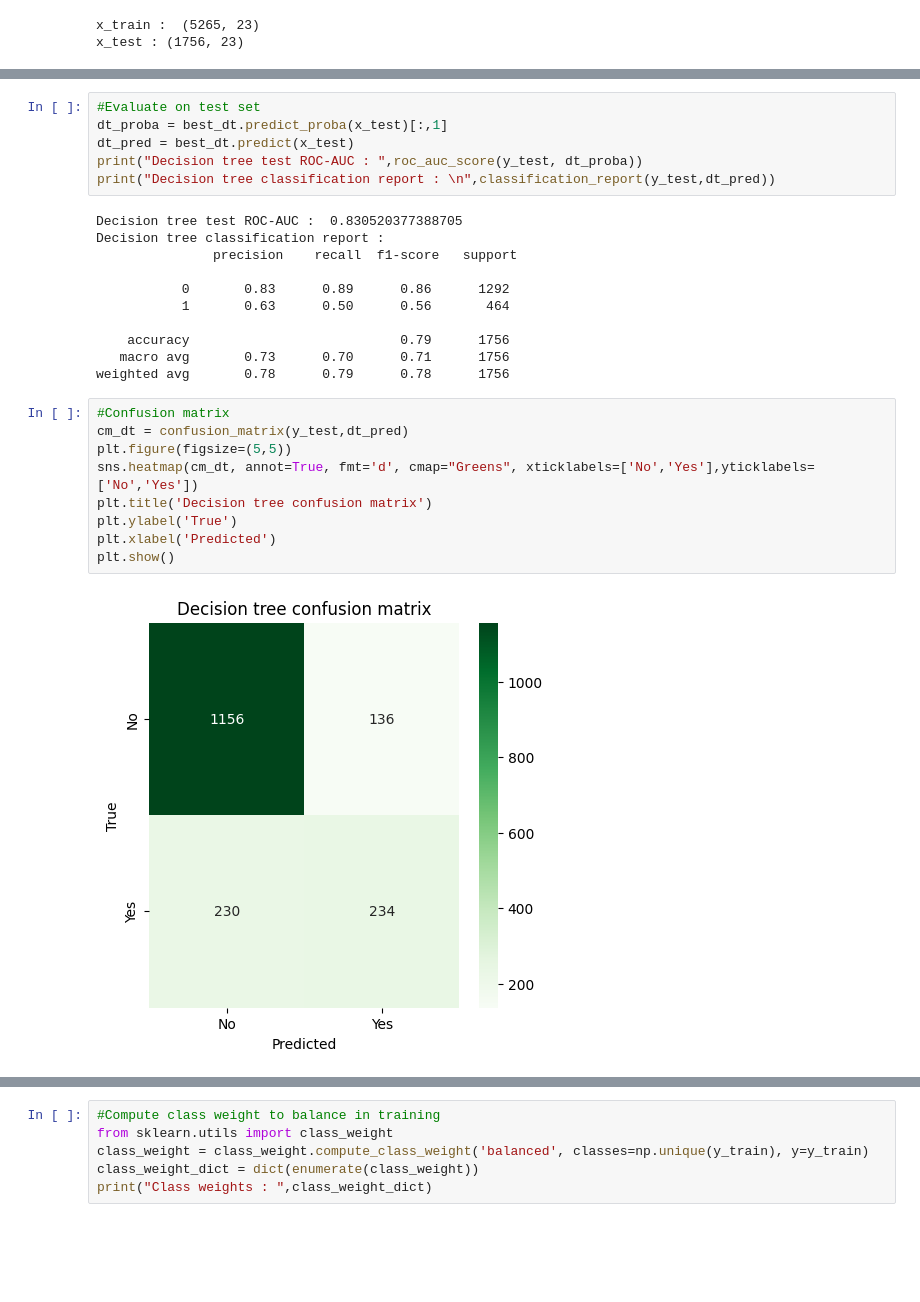
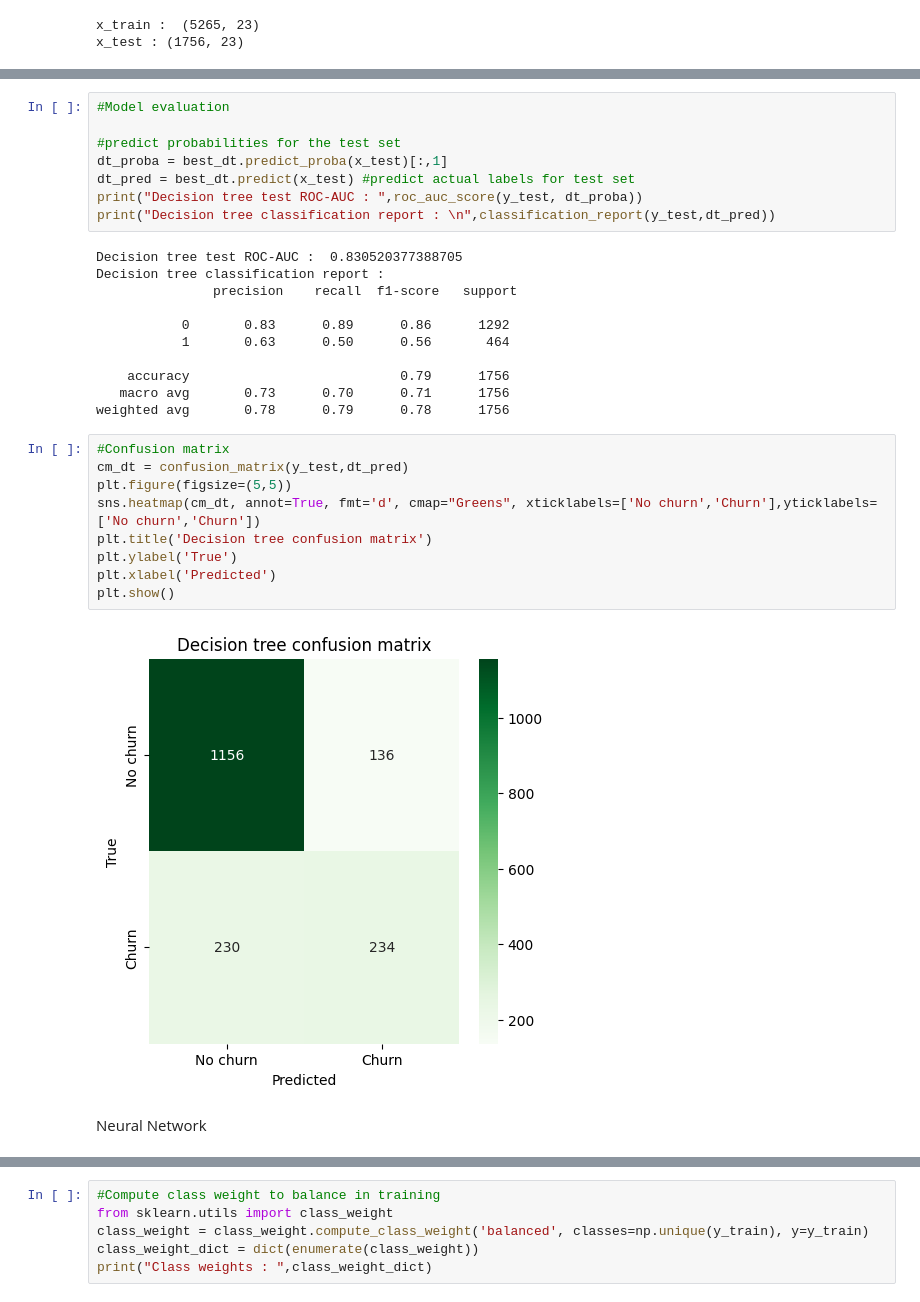
Before and after one commit to Naduli48/Telco_customer_churn_prediction, a Jupyter notebook: Telco_customer_churn_prediction.ipynb, the cells around one changed output, grey strips where cells are left out. Saved outputs shown, nothing was run; the diff lists cells and outputs as text; blank space fills up the shorter version.

```diff
--- a/Telco_customer_churn_prediction.ipynb
+++ b/Telco_customer_churn_prediction.ipynb
@@ -287,9 +295,11 @@ print("Decision tree CV best ROC-AUC : ",dt_grid.best_score_)
 Decision tree best params :  {'criterion': 'entropy', 'max_depth': 5, 'min_samples_split': 2}
 Decision tree CV best ROC-AUC :  0.8236547738053618
 # %%
-#Evaluate on test set
+#Model evaluation
+
+#predict probabilities for the test set
 dt_proba = best_dt.predict_proba(x_test)[:,1]
-dt_pred = best_dt.predict(x_test)
+dt_pred = best_dt.predict(x_test) #predict actual labels for test set
 print("Decision tree test ROC-AUC : ",roc_auc_score(y_test, dt_proba))
 print("Decision tree classification report : \n",classification_report(y_test,dt_pred))
 # %% [output]
@@ -306,14 +316,16 @@ weighted avg       0.78      0.79      0.78      1756
 # %%
 #Confusion matrix
 cm_dt = confusion_matrix(y_test,dt_pred)
 plt.figure(figsize=(5,5))
-sns.heatmap(cm_dt, annot=True, fmt='d', cmap="Greens", xticklabels=['No','Yes'],yticklabels=['No','Yes'])
+sns.heatmap(cm_dt, annot=True, fmt='d', cmap="Greens", xticklabels=['No churn','Churn'],yticklabels=['No churn','Churn'])
 plt.title('Decision tree confusion matrix')
 plt.ylabel('True')
 plt.xlabel('Predicted')
 plt.show()
 # %% [output]
-[figure, old version]
+[figure, new version]
+# %% [markdown]
+Neural Network
 # %%
 from sklearn import metrics
 #Neural network
```
Also changed, not shown: parts of 8 cells of this notebook.
